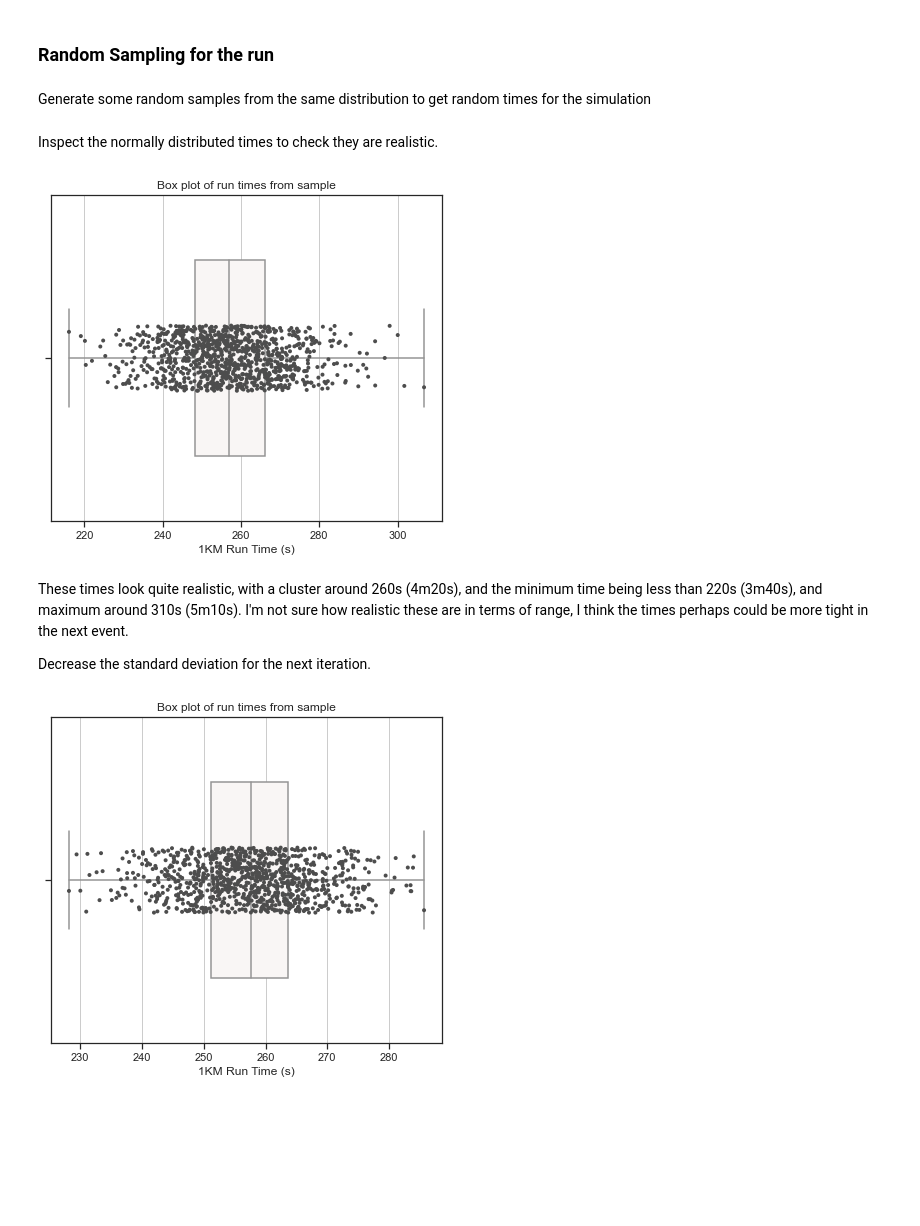
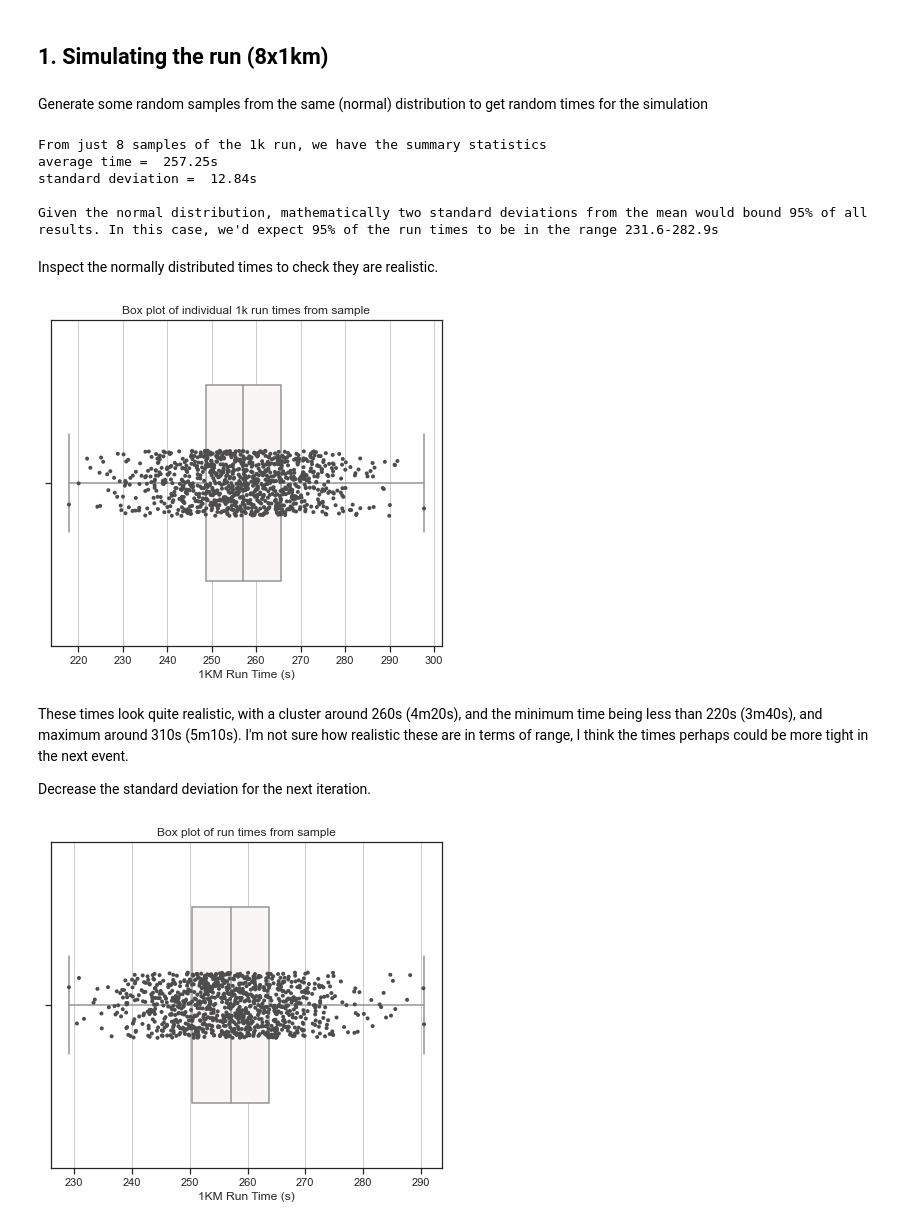
Before and after one commit to philip-papasavvas/ml_sandbox, a Jupyter notebook: notebook-projects/hyrox_simulation.ipynb, the cells around one changed output. Cells and saved outputs as stored; diff of their text form; code cells hidden in the pictures; blank space fills up the shorter version.

```diff
--- a/notebook-projects/hyrox_simulation.ipynb
+++ b/notebook-projects/hyrox_simulation.ipynb
@@ -40,5 +56,5 @@ rock_zone = 4.59
 # %%
-functional_station_secs = {
+functional_station_s = {
     k: 60*int(functional_stations[k]) + 100*(functional_stations[k] % 1)
     for k, v in functional_stations.items()}
 
@@ -59,7 +99,7 @@ These look quite sensible, seems like the average time was around 255s (4m15s),
 # %% [markdown]
-### Random Sampling for the run
+## 1. Simulating the run (8x1km)
 # %% [markdown]
-Generate some random samples from the same distribution to get random times for the simulation
+Generate some random samples from the same (normal) distribution to get random times for the simulation
 # %%
 num_samples = 1000
 results_describe = pd.Series(run_legs_s).describe()
@@ -67,6 +107,23 @@ results_describe = pd.Series(run_legs_s).describe()
 run_1k_times = np.random.normal(loc=results_describe['mean'],
                                 scale=results_describe['std'],
                                 size=num_samples)
+# %%
+print(f"From just 8 samples of the 1k run, we have the summary statistics \n"
+      f"average time = {results_describe['mean']: .2f}s \n"
+      f"standard deviation = {results_describe['std'] : .2f}s \n")
+
+low_bound = results_describe['mean'] - 2*results_describe['std']
+high_bound = results_describe['mean'] + 2*results_describe['std']
+
+print("Given the normal distribution, mathematically two standard deviations "
+      "from the mean would bound 95% of all results. In this case, we'd expect 95% of "
+      f"the run times to be in the range {low_bound:.1f}-{high_bound :.1f}s")
+# %% [output]
+From just 8 samples of the 1k run, we have the summary statistics
+average time =  257.25s
+standard deviation =  12.84s
+
+Given the normal distribution, mathematically two standard deviations from the mean would bound 95% of all results. In this case, we'd expect 95% of the run times to be in the range 231.6-282.9s
 # %% [markdown]
 Inspect the normally distributed times to check they are realistic.
 # %%
@@ -85,22 +142,23 @@ def plot_run_results(times_vector: np.ndarray) -> None:
                   size=4, color=".3", linewidth=0)
     ax.xaxis.grid(True)
     plt.xlabel('1KM Run Time (s)')
-    plt.title("Box plot of run times from sample")
+    plt.title("Box plot of individual 1k run times from sample")
 # %%
 plot_run_results(times_vector=run_1k_times)
 # %% [output]
-[figure, old version]
+[figure, new version]
 # %% [markdown]
 These times look quite realistic, with a cluster around 260s (4m20s), and the minimum time being less than 220s (3m40s), and maximum around 310s (5m10s). I'm not sure how realistic these are in terms of range, I think the times perhaps could be more tight in the next event.
 
 Decrease the standard deviation for the next iteration.
 # %%
-new_sample = np.random.normal(loc=results_describe['mean'],
-                              scale=0.75*results_describe['std'],
-                              size=num_samples)
+sample_1k_times = np.random.normal(
+    loc=results_describe['mean'],
+    scale=0.75*results_describe['std'],
+    size=num_samples)
 # %%
-plot_run_results(times_vector=new_sample)
+plot_run_results(times_vector=sample_1k_times)
 # %% [output]
-[figure, old version]
+[figure, new version]
 # %% [markdown]
 This probably looks a little more realistic, with the quickest lap being around 230s (3m50s), which is definitely realistic for an event (especially if one lap is shorter than the rest). The slowest lap being around 285s (4m45s) is also realistic, with the adrenaline definitely not allowing me to go slower than this.
```
Also changed, not shown: parts of 25 cells of this notebook, 1 other file.
